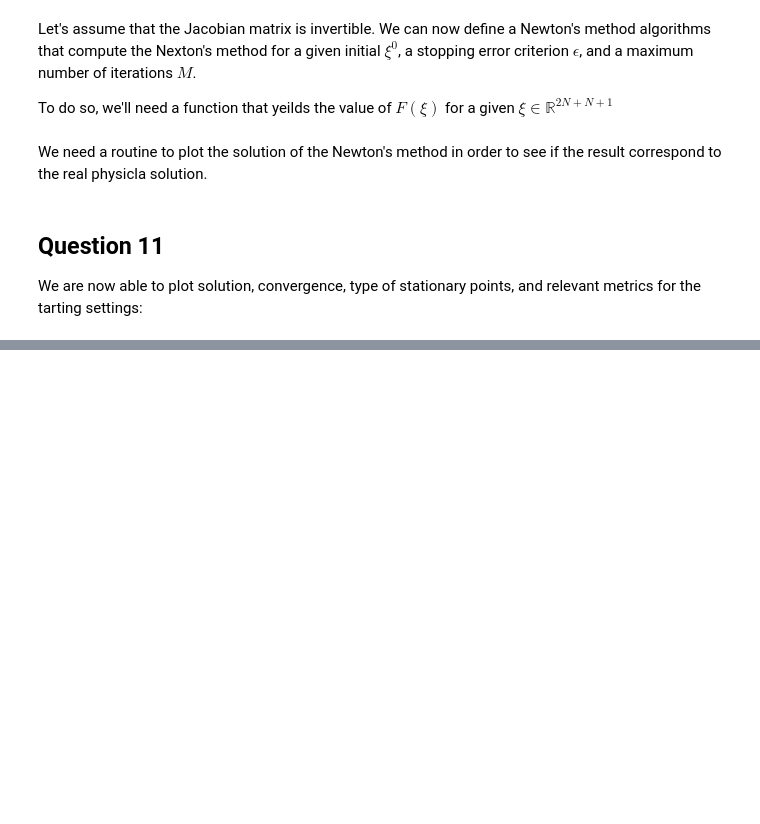
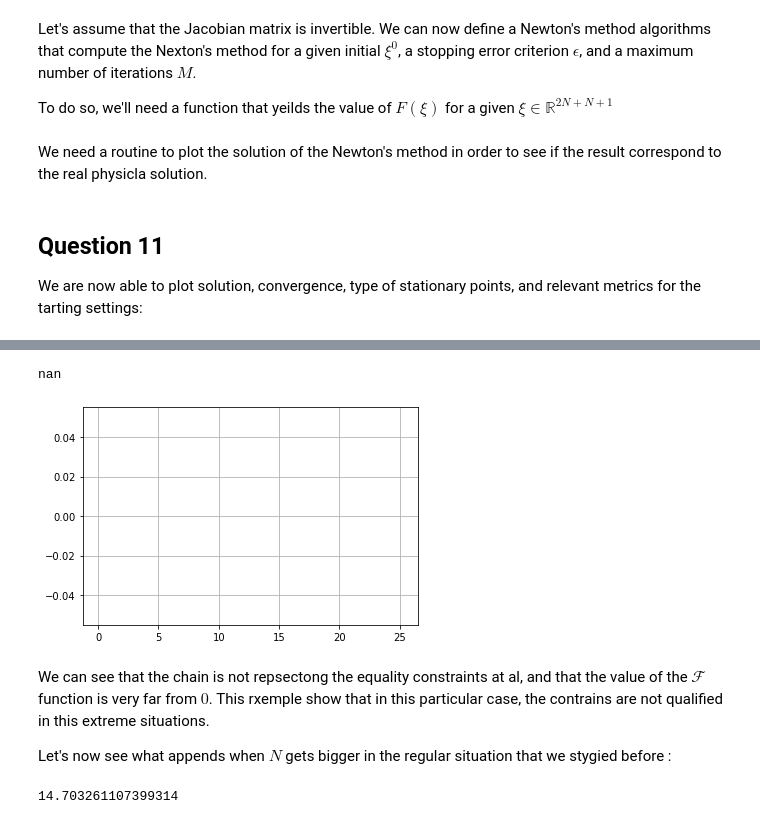
Before and after one commit to melanieferrier/Projet-python-OPT201, a Jupyter notebook: Projet_OPT201_FERRIER_CHAVANNE.ipynb, the cells around one changed output, grey strips where cells are left out. Drawn from its saved outputs; the diff is of its cells as text; code cells hidden in the pictures; blank space fills up the shorter version.

```diff
--- a/Projet_OPT201_FERRIER_CHAVANNE.ipynb
+++ b/Projet_OPT201_FERRIER_CHAVANNE.ipynb
@@ -331,0 +402,22 @@ affichage_chaine(z, a, b)
+# %%
+N=100
+L = 0.25
+a,b = (N+1)*L - 0.01,0
+z = np.zeros(2*N)
+z[0:N] = np.linspace(1./(N+1), a-1./(N+1), N)
+z[N:2*N] =[b*i -.1*(i-a/2.)**2 for i in z[0:N]]
+labda = 0.1*np.random.random(N+1)
+# %%
+norm, z_etoile, labda_etoile = NewtonF_back(z, labda, 0.02 , 10000, 0.5)
+
+norm
+# %% [output]
+nan
+# %%
+plot(z_etoile, a, b)
+# %% [output]
+[figure, added]
+# %% [markdown]
+We can see that the chain is not repsectong the equality constraints at al, and that the value of the $\mathcal{F}$ function is very far from $0$. This rxemple show that in this particular case, the contrains are not qualified in this extreme situations.
+
+Let's now see what appends when $N$ gets bigger in the regular situation that we stygied before :
@@ -331,0 +432,6 @@ affichage_chaine(z, a, b)
+# %%
+norm, z_etoile, labda_etoile = NewtonF_back(z, labda, 0.02 , 1000, 0.5)
+
+norm
+# %% [output]
+14.703261107399314
```
Also changed, not shown: parts of 27 cells of this notebook, 1 other file.
